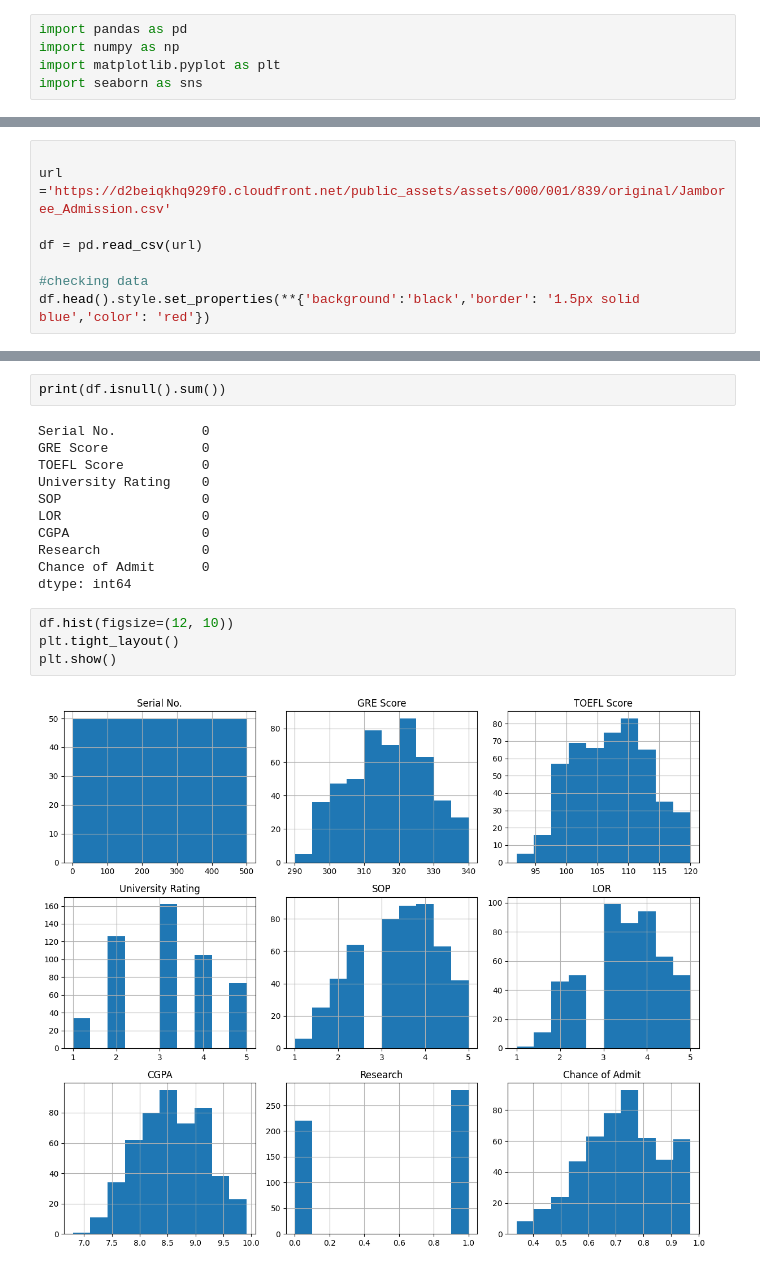
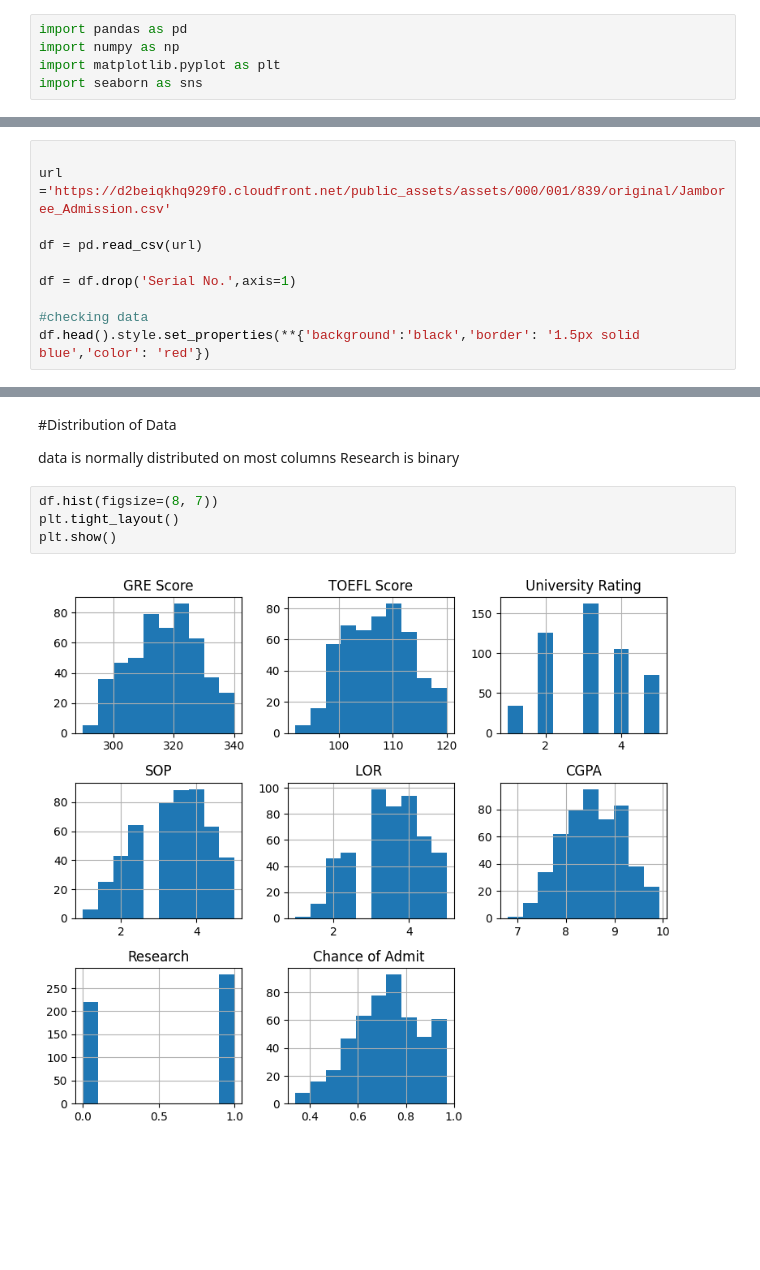
Before and after one commit to ashishkumarsaklani/Jam-project, a Jupyter notebook: Jamboree_Exploration.ipynb, the cells around one changed output, grey strips where cells are left out. Saved outputs shown, nothing was run; the diff lists cells and outputs as text; blank space fills up the shorter version.

```diff
--- a/Jamboree_Exploration.ipynb
+++ b/Jamboree_Exploration.ipynb
@@ -11,6 +15,8 @@ url ='https://d2beiqkhq929f0.cloudfront.net/public_assets/assets/000/001/839/ori
 
 df = pd.read_csv(url)
 
+df = df.drop('Serial No.',axis=1)
+
 #checking data
 df.head().style.set_properties(**{'background':'black','border': '1.5px solid blue','color': 'red'})
 # %% [output]
@@ -45,19 +110,10 @@ max      5.00000    9.920000    1.000000           0.97000
-# %%
-print(df.isnull().sum())
-# %% [output]
-Serial No.           0
-GRE Score            0
-TOEFL Score          0
-University Rating    0
-SOP                  0
-LOR                  0
-CGPA                 0
-Research             0
-Chance of Admit      0
-dtype: int64
+# %% [markdown]
+#Distribution of Data
+
+data is normally distributed on most columns Research is binary
 # %%
-df.hist(figsize=(12, 10))
+df.hist(figsize=(8, 7))
 plt.tight_layout()
 plt.show()
 # %% [output]
-[figure, old version]
+[figure, new version]
```
Also changed, not shown: parts of 23 cells of this notebook.
